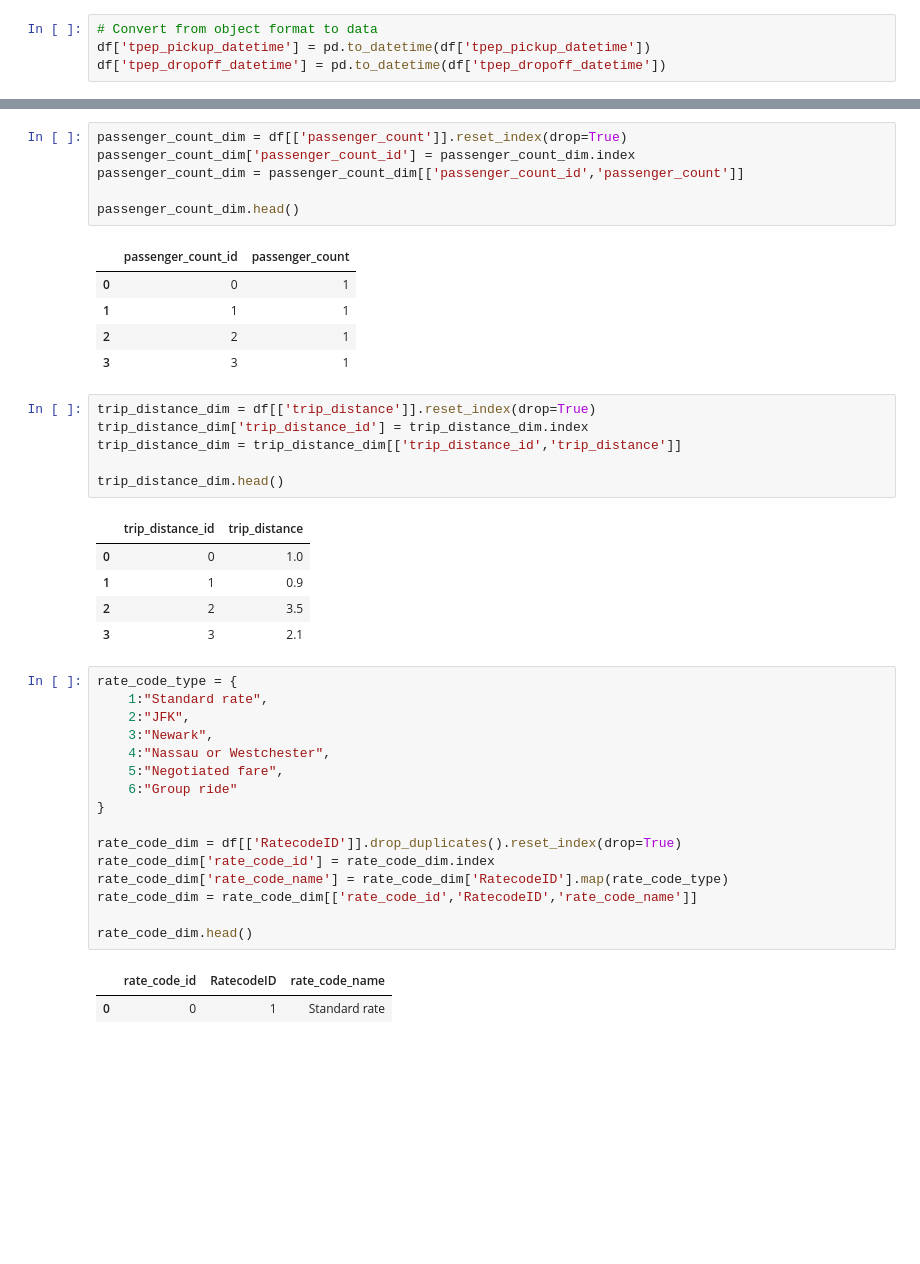
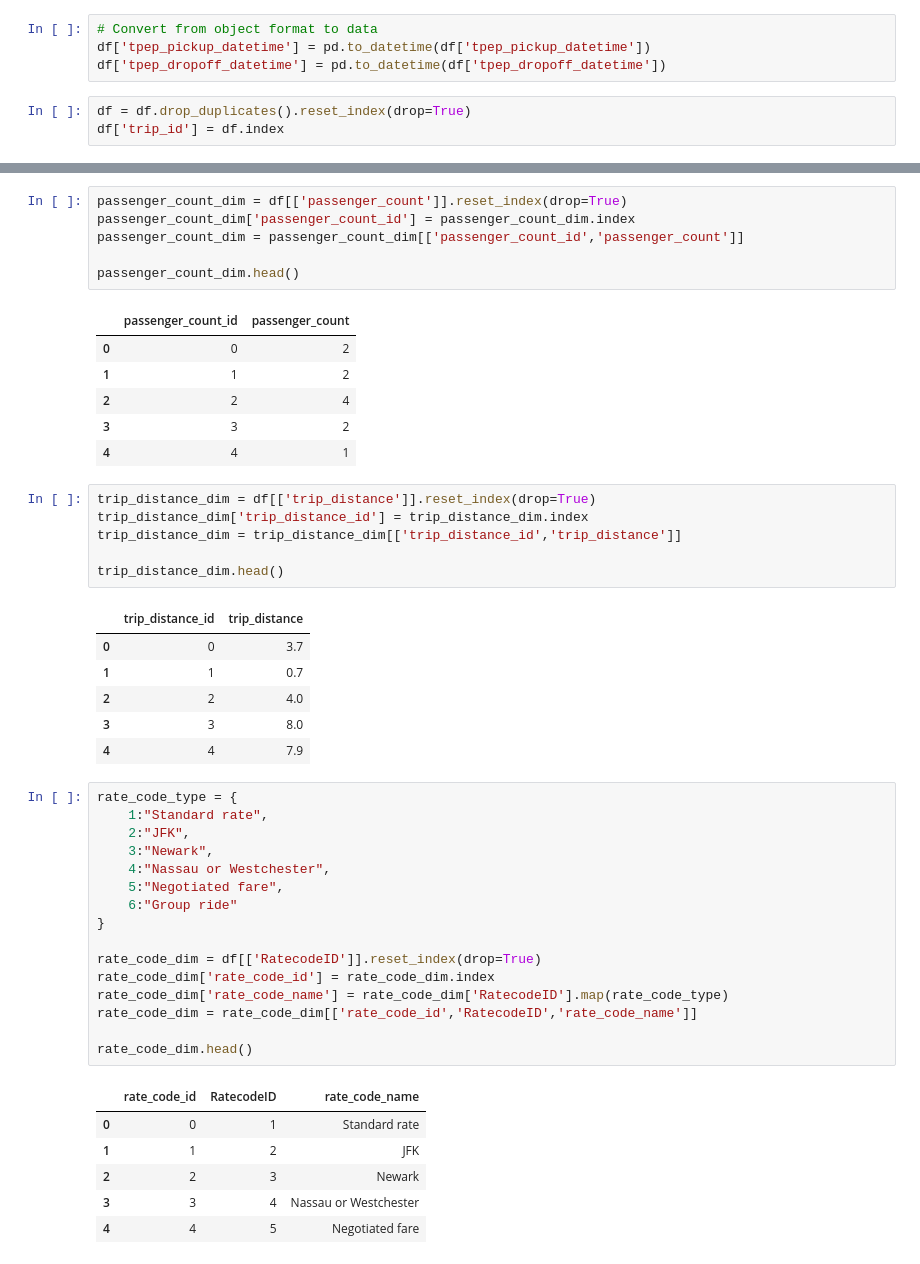
Before and after one commit to ShamansIT/Data_Analysis_API_project, a Jupyter notebook: data_modeling.ipynb, the cells around one changed output, grey strips where cells are left out. Drawn from its saved outputs; the diff is of its cells as text; blank space fills up the shorter version.

```diff
--- a/data_modeling.ipynb
+++ b/data_modeling.ipynb
@@ -36,6 +37,9 @@ memory usage: 740.0+ bytes
 # Convert from object format to data
 df['tpep_pickup_datetime'] = pd.to_datetime(df['tpep_pickup_datetime'])
 df['tpep_dropoff_datetime'] = pd.to_datetime(df['tpep_dropoff_datetime'])
+# %%
+df = df.drop_duplicates().reset_index(drop=True)
+df['trip_id'] = df.index
 # %%
 # Show informaion about data
 df.info()
@@ -95,10 +98,11 @@ passenger_count_dim = passenger_count_dim[['passenger_count_id','passenger_count
 passenger_count_dim.head()
 # %% [output]
 |  | passenger_count_id | passenger_count |
-| 0 | 0 | 1 |
-| 1 | 1 | 1 |
-| 2 | 2 | 1 |
-| 3 | 3 | 1 |
+| 0 | 0 | 2 |
+| 1 | 1 | 2 |
+| 2 | 2 | 4 |
+| 3 | 3 | 2 |
+| 4 | 4 | 1 |
 # %%
 trip_distance_dim = df[['trip_distance']].reset_index(drop=True)
 trip_distance_dim['trip_distance_id'] = trip_distance_dim.index
@@ -107,26 +111,31 @@ trip_distance_dim = trip_distance_dim[['trip_distance_id','trip_distance']]
 trip_distance_dim.head()
 # %% [output]
 |  | trip_distance_id | trip_distance |
-| 0 | 0 | 1.0 |
-| 1 | 1 | 0.9 |
-| 2 | 2 | 3.5 |
-| 3 | 3 | 2.1 |
+| 0 | 0 | 3.7 |
+| 1 | 1 | 0.7 |
+| 2 | 2 | 4.0 |
+| 3 | 3 | 8.0 |
+| 4 | 4 | 7.9 |
 # %%
 rate_code_type = {
     1:"Standard rate",
     2:"JFK",
     3:"Newark",
     4:"Nassau or Westchester",
     5:"Negotiated fare",
     6:"Group ride"
 }
 
-rate_code_dim = df[['RatecodeID']].drop_duplicates().reset_index(drop=True)
+rate_code_dim = df[['RatecodeID']].reset_index(drop=True)
 rate_code_dim['rate_code_id'] = rate_code_dim.index
 rate_code_dim['rate_code_name'] = rate_code_dim['RatecodeID'].map(rate_code_type)
 rate_code_dim = rate_code_dim[['rate_code_id','RatecodeID','rate_code_name']]
 
 rate_code_dim.head()
 # %% [output]
 |  | rate_code_id | RatecodeID | rate_code_name |
 | 0 | 0 | 1 | Standard rate |
+| 1 | 1 | 2 | JFK |
+| 2 | 2 | 3 | Newark |
+| 3 | 3 | 4 | Nassau or Westchester |
+| 4 | 4 | 5 | Negotiated fare |
```
Also changed, not shown: parts of 12 cells of this notebook, 7 other files.
